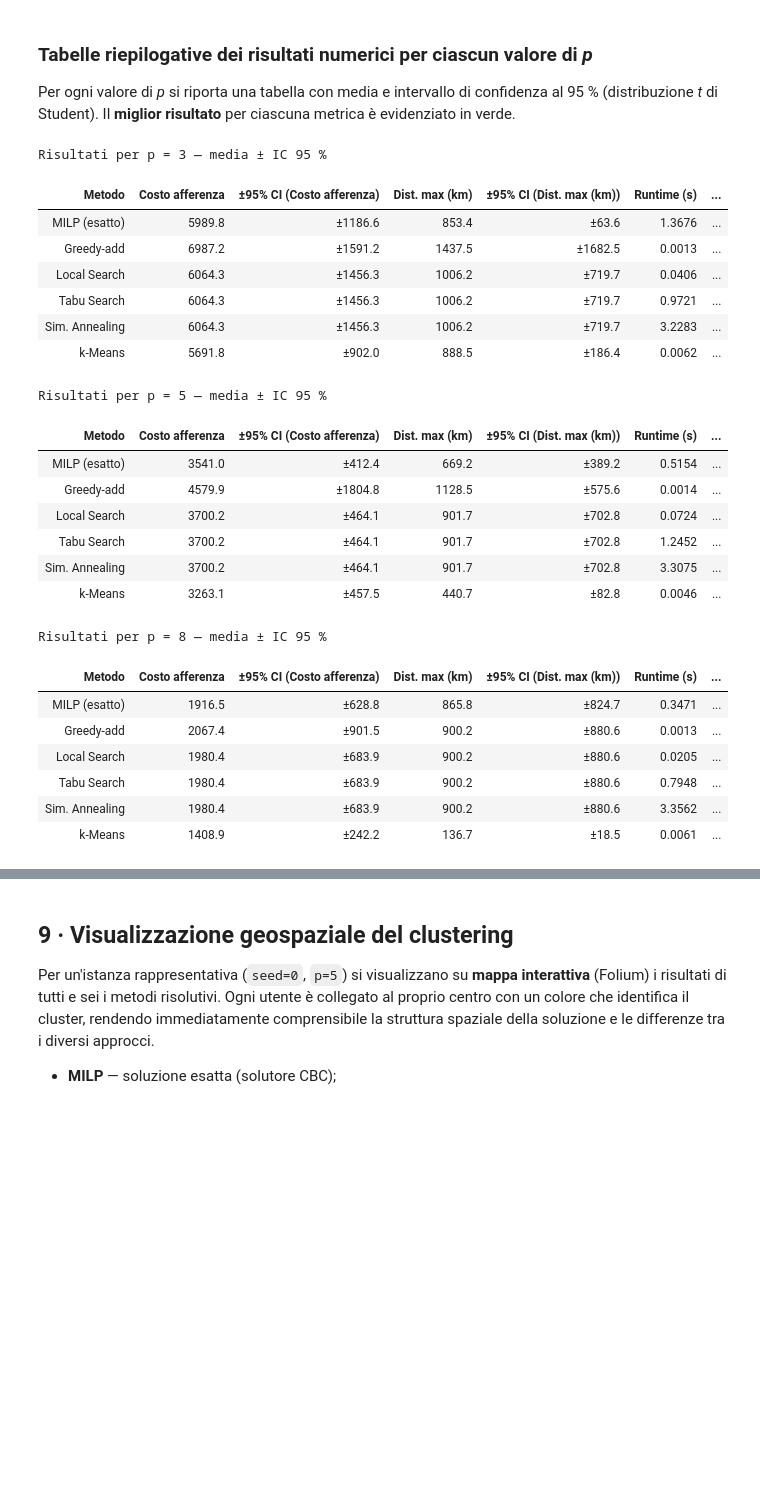
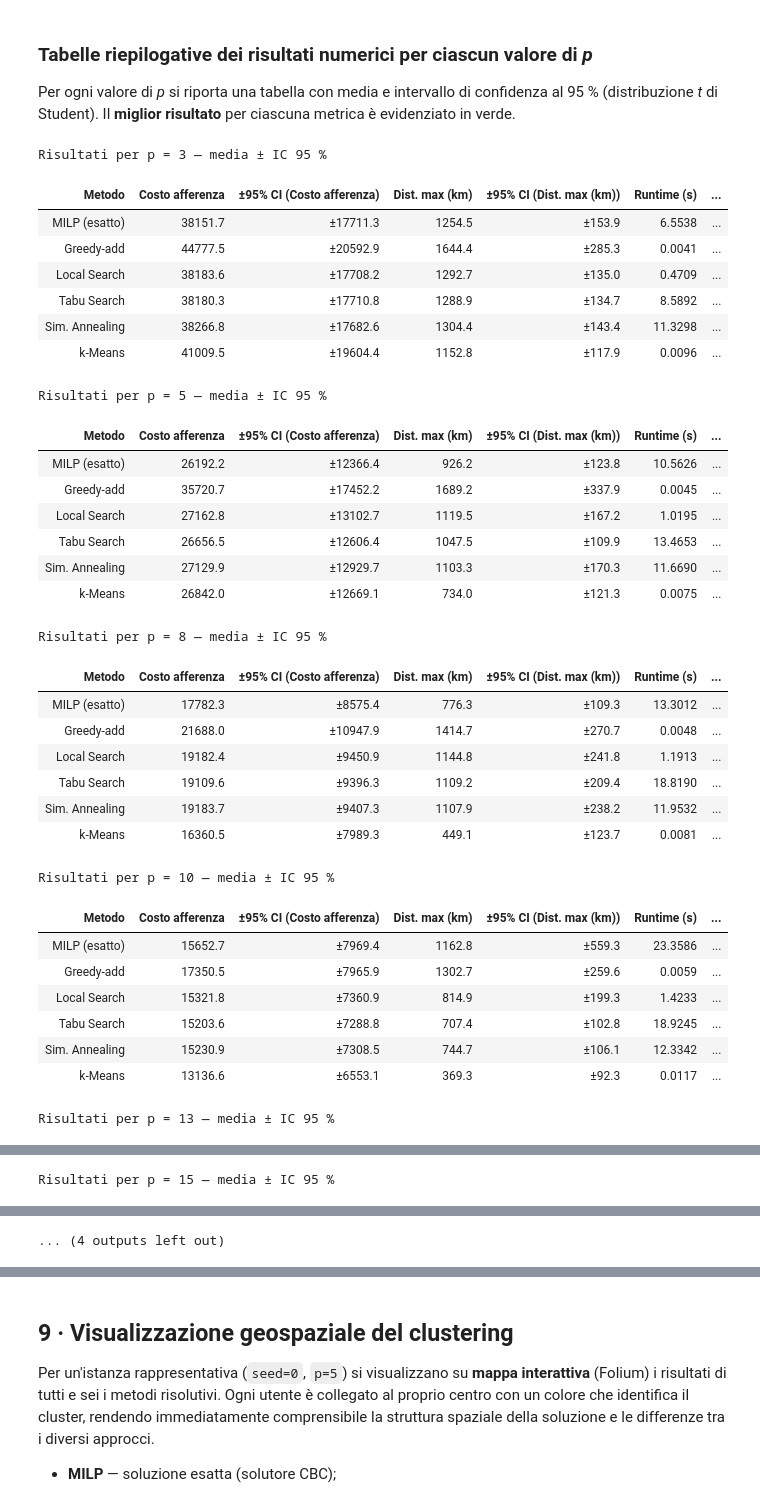
Before and after one commit to Leonard2310/pop-capacitated-pmedian, a Jupyter notebook: experiments.ipynb, the cells around one changed output, grey strips where cells are left out. Drawn from its saved outputs; the diff is of its cells as text; code cells hidden in the pictures; blank space fills up the shorter version.

```diff
--- a/experiments.ipynb
+++ b/experiments.ipynb
@@ -46,8 +48,8 @@ I dati di input — **anchor delle città utente** e **candidati PoP** — vengo
 # %%
 # ── Parametri sperimentali ──────────────────────────────────────────
 CONFIG = {
-    'n_users': [120],                          # dimensioni delle istanze (nodi di domanda)
-    'p_values': [3, 5, 8],                     # numero di centri di servizio da aprire
+    'n_users': [120, 300, 600, 1000],          # dimensioni delle istanze (nodi di domanda)
+    'p_values': [3, 5, 8, 10, 13, 15, 18, 20], # numero di centri di servizio da aprire
     'seeds': [0, 1, 2],                        # seed per riproducibilità
     'latency_per_km_ms': 0.02,                 # componente latenza del costo di afferenza
     'cost_per_km_eur': 0.03,                   # componente economica del costo di afferenza
@@ -62,6 +64,11 @@ CONFIG = {
     'kmeans': {                                # parametri baseline k-Means
         'max_iter': 50,
         'n_init': 3,
+    },
+    'cache': {                                 # caching risultati
+        'use_cache': True,                      # usa CSV se presente
+        'force_recompute': False,               # ignora cache e ricalcola
+        'dir': 'results/cache',                 # cartella cache
     },
 }
 
@@ -1279,57 +1336,80 @@ for p_val in sorted(results_df['p'].unique()):
 
     df_p = pd.DataFrame(_table_rows)
 
-    # Evidenzia i minimi (migliori) per ogni metrica — colori per dark theme
+    # Evidenzia migliore e secondo per ogni metrica — colori per dark theme
     def _highlight_best(s):
-        """Evidenzia il valore minimo della colonna con colore visibile su dark theme."""
-        is_min = s == s.min()
-        return ['background-color: #1a5e2a !important; color: #8fffb0 !important; font-weight: bold' if v else '' for v in is_min]
-
+        """Evidenzia il valore minimo e il secondo per colonna."""
+        finite_vals = [v for v in s if np.isfinite(v)]
+        if not finite_vals:
+            return [''] * len(s)
+        vals = sorted(set(finite_vals))
+        best = vals[0]
+        second = vals[1] if len(vals) > 1 else None
+        styles = []
+        for v in s:
+            if not np.isfinite(v):
+                styles.append('')
+            elif np.isclose(v, best):
+                styles.append('background-color: #1a5e2a !important; color: #8fffb0 !important; font-weight: bold')
+            elif second is not None and np.isclose(v, second):
+                styles.append('background-color: #7a6a00 !important; color: #fff3b0 !important; font-weight: bold')
+            else:
+                styles.append('')
+        return styles
     value_cols = list(_metric_labels.values())
     styled = (df_p.style
               .set_table_styles([
                   {'selector': 'caption', 'props': [('font-weight', 'bold'), ('font-size', '14px'),
                                                      ('margin-bottom', '8px'), ('color', '#e0e0e0')]},
                   {'selector': 'th', 'props': [('background-color', '#2d2d2d'), ('color', '#e0e0e0'),
                                                 ('font-size', '11px')]},
                   {'selector': 'td', 'props': [('font-size', '11px'), ('text-align', 'center'),
                                                 ('color', '#d0d0d0'), ('background-color', '#1e1e1e')]},
               ])
               .apply(_highlight_best, subset=value_cols)
               .format({
                   'Costo afferenza': '{:.1f}',
                   '±95% CI (Costo afferenza)': '±{:.1f}',
                   'Dist. max (km)': '{:.1f}',
                   '±95% CI (Dist. max (km))': '±{:.1f}',
                   'Runtime (s)': '{:.4f}',
                   '±95% CI (Runtime (s))': '±{:.4f}',
               })
               .set_caption(f'Risultati per p = {p_val} — media ± IC 95 %')
               .hide(axis='index'))
     display(styled)
     print()  # spacer between tables
 # %% [output]
 Risultati per p = 3 — media ± IC 95 %
 | Metodo | Costo afferenza | ±95% CI (Costo afferenza) | Dist. max (km) | ±95% CI (Dist. max (km)) | Runtime (s) | ... |
-| MILP (esatto) | 5989.8 | ±1186.6 | 853.4 | ±63.6 | 1.3676 | ... |
-| Greedy-add | 6987.2 | ±1591.2 | 1437.5 | ±1682.5 | 0.0013 | ... |
-| Local Search | 6064.3 | ±1456.3 | 1006.2 | ±719.7 | 0.0406 | ... |
-| Tabu Search | 6064.3 | ±1456.3 | 1006.2 | ±719.7 | 0.9721 | ... |
-| Sim. Annealing | 6064.3 | ±1456.3 | 1006.2 | ±719.7 | 3.2283 | ... |
-| k-Means | 5691.8 | ±902.0 | 888.5 | ±186.4 | 0.0062 | ... |
+| MILP (esatto) | 38151.7 | ±17711.3 | 1254.5 | ±153.9 | 6.5538 | ... |
+| Greedy-add | 44777.5 | ±20592.9 | 1644.4 | ±285.3 | 0.0041 | ... |
+| Local Search | 38183.6 | ±17708.2 | 1292.7 | ±135.0 | 0.4709 | ... |
+| Tabu Search | 38180.3 | ±17710.8 | 1288.9 | ±134.7 | 8.5892 | ... |
+| Sim. Annealing | 38266.8 | ±17682.6 | 1304.4 | ±143.4 | 11.3298 | ... |
+| k-Means | 41009.5 | ±19604.4 | 1152.8 | ±117.9 | 0.0096 | ... |
 Risultati per p = 5 — media ± IC 95 %
 | Metodo | Costo afferenza | ±95% CI (Costo afferenza) | Dist. max (km) | ±95% CI (Dist. max (km)) | Runtime (s) | ... |
-| MILP (esatto) | 3541.0 | ±412.4 | 669.2 | ±389.2 | 0.5154 | ... |
-| Greedy-add | 4579.9 | ±1804.8 | 1128.5 | ±575.6 | 0.0014 | ... |
-| Local Search | 3700.2 | ±464.1 | 901.7 | ±702.8 | 0.0724 | ... |
-| Tabu Search | 3700.2 | ±464.1 | 901.7 | ±702.8 | 1.2452 | ... |
-| Sim. Annealing | 3700.2 | ±464.1 | 901.7 | ±702.8 | 3.3075 | ... |
-| k-Means | 3263.1 | ±457.5 | 440.7 | ±82.8 | 0.0046 | ... |
+| MILP (esatto) | 26192.2 | ±12366.4 | 926.2 | ±123.8 | 10.5626 | ... |
+| Greedy-add | 35720.7 | ±17452.2 | 1689.2 | ±337.9 | 0.0045 | ... |
+| Local Search | 27162.8 | ±13102.7 | 1119.5 | ±167.2 | 1.0195 | ... |
+| Tabu Search | 26656.5 | ±12606.4 | 1047.5 | ±109.9 | 13.4653 | ... |
+| Sim. Annealing | 27129.9 | ±12929.7 | 1103.3 | ±170.3 | 11.6690 | ... |
+| k-Means | 26842.0 | ±12669.1 | 734.0 | ±121.3 | 0.0075 | ... |
 Risultati per p = 8 — media ± IC 95 %
 | Metodo | Costo afferenza | ±95% CI (Costo afferenza) | Dist. max (km) | ±95% CI (Dist. max (km)) | Runtime (s) | ... |
-| MILP (esatto) | 1916.5 | ±628.8 | 865.8 | ±824.7 | 0.3471 | ... |
-| Greedy-add | 2067.4 | ±901.5 | 900.2 | ±880.6 | 0.0013 | ... |
-| Local Search | 1980.4 | ±683.9 | 900.2 | ±880.6 | 0.0205 | ... |
-| Tabu Search | 1980.4 | ±683.9 | 900.2 | ±880.6 | 0.7948 | ... |
-| Sim. Annealing | 1980.4 | ±683.9 | 900.2 | ±880.6 | 3.3562 | ... |
-| k-Means | 1408.9 | ±242.2 | 136.7 | ±18.5 | 0.0061 | ... |
+| MILP (esatto) | 17782.3 | ±8575.4 | 776.3 | ±109.3 | 13.3012 | ... |
+| Greedy-add | 21688.0 | ±10947.9 | 1414.7 | ±270.7 | 0.0048 | ... |
+| Local Search | 19182.4 | ±9450.9 | 1144.8 | ±241.8 | 1.1913 | ... |
+| Tabu Search | 19109.6 | ±9396.3 | 1109.2 | ±209.4 | 18.8190 | ... |
+| Sim. Annealing | 19183.7 | ±9407.3 | 1107.9 | ±238.2 | 11.9532 | ... |
+| k-Means | 16360.5 | ±7989.3 | 449.1 | ±123.7 | 0.0081 | ... |
+Risultati per p = 10 — media ± IC 95 %
+| Metodo | Costo afferenza | ±95% CI (Costo afferenza) | Dist. max (km) | ±95% CI (Dist. max (km)) | Runtime (s) | ... |
+| MILP (esatto) | 15652.7 | ±7969.4 | 1162.8 | ±559.3 | 23.3586 | ... |
+| Greedy-add | 17350.5 | ±7965.9 | 1302.7 | ±259.6 | 0.0059 | ... |
+| Local Search | 15321.8 | ±7360.9 | 814.9 | ±199.3 | 1.4233 | ... |
+| Tabu Search | 15203.6 | ±7288.8 | 707.4 | ±102.8 | 18.9245 | ... |
+| Sim. Annealing | 15230.9 | ±7308.5 | 744.7 | ±106.1 | 12.3342 | ... |
+| k-Means | 13136.6 | ±6553.1 | 369.3 | ±92.3 | 0.0117 | ... |
+Risultati per p = 13 — media ± IC 95 %
@@ -1335,0 +1423 @@ Risultati per p = 8 — media ± IC 95 %
+Risultati per p = 15 — media ± IC 95 %
@@ -1336,3 +1431,4 @@ Risultati per p = 8 — media ± IC 95 %
+... (4 outputs left out)
 # %%
 # ── Ranking complessivo per obiettivo medio ────────────────────────
 all_mean = results_df.groupby('method').agg(
```
Also changed, not shown: parts of 8 cells of this notebook, 5 other files.
